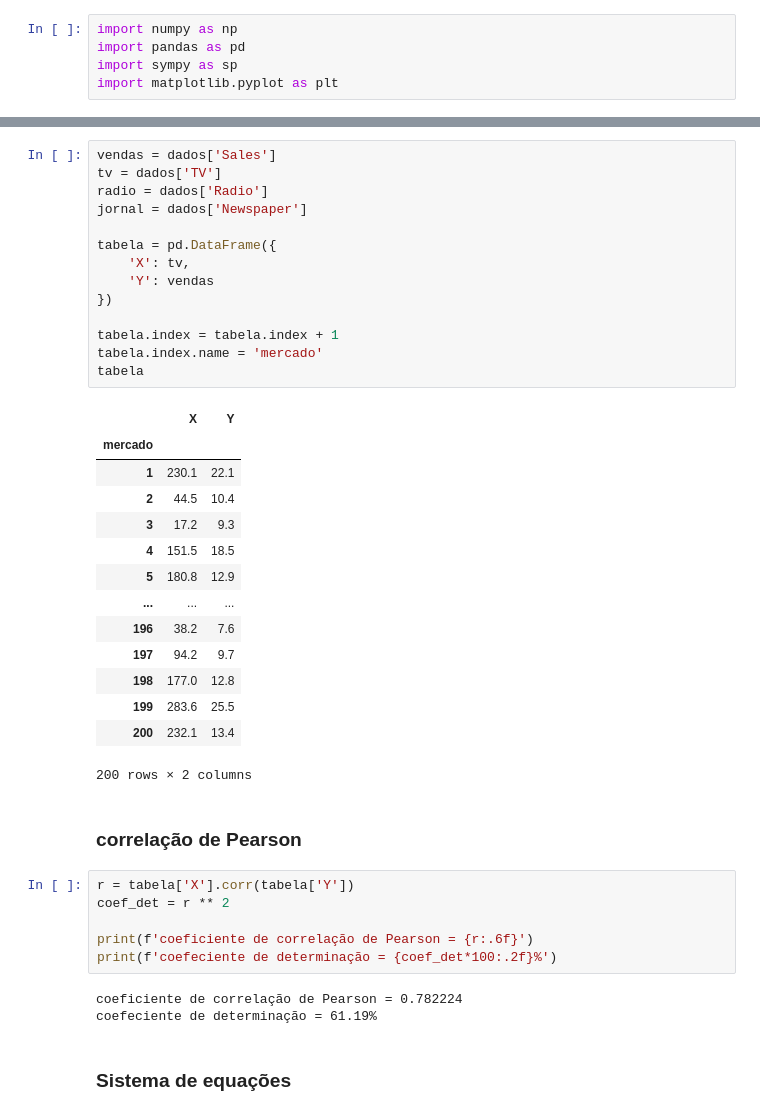
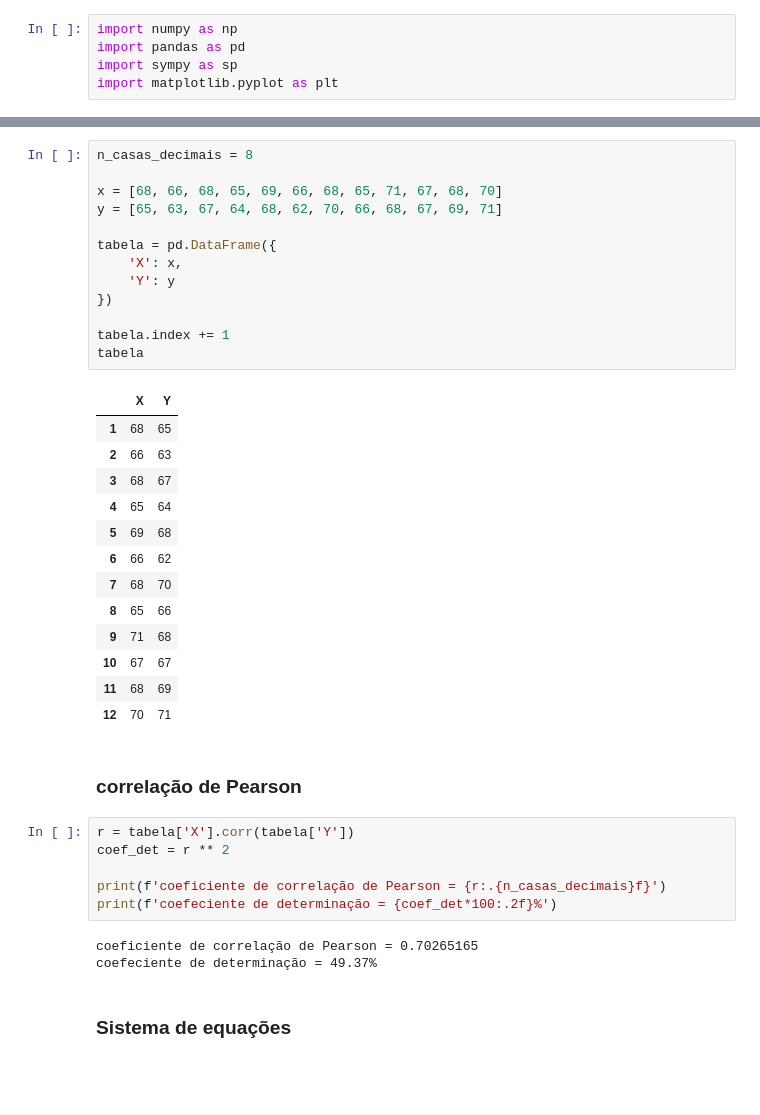
Before and after one commit to Saka30/numerical_methods, a Jupyter notebook: least_squares.ipynb, the cells around one changed output, grey strips where cells are left out. Cells and saved outputs as stored; diff of their text form; blank space fills up the shorter version.

```diff
--- a/least_squares.ipynb
+++ b/least_squares.ipynb
@@ -28,43 +10,41 @@ dados.head(10)
-# %%
-vendas = dados['Sales']
-tv = dados['TV']
-radio = dados['Radio']
-jornal = dados['Newspaper']
-
-tabela = pd.DataFrame({
-    'X': tv,
-    'Y': vendas
-})
-
-tabela.index = tabela.index + 1
-tabela.index.name = 'mercado'
-tabela
-# %% [output]
-|  | X | Y |
-| mercado |  |  |
-| 1 | 230.1 | 22.1 |
-| 2 | 44.5 | 10.4 |
-| 3 | 17.2 | 9.3 |
-| 4 | 151.5 | 18.5 |
-| 5 | 180.8 | 12.9 |
-| ... | ... | ... |
-| 196 | 38.2 | 7.6 |
-| 197 | 94.2 | 9.7 |
-| 198 | 177.0 | 12.8 |
-| 199 | 283.6 | 25.5 |
-| 200 | 232.1 | 13.4 |
-200 rows × 2 columns
+# %%
+n_casas_decimais = 8
+
+x = [68, 66, 68, 65, 69, 66, 68, 65, 71, 67, 68, 70]
+y = [65, 63, 67, 64, 68, 62, 70, 66, 68, 67, 69, 71]
+
+tabela = pd.DataFrame({
+    'X': x,
+    'Y': y
+})
+
+tabela.index += 1
+tabela
+# %% [output]
+|  | X | Y |
+| 1 | 68 | 65 |
+| 2 | 66 | 63 |
+| 3 | 68 | 67 |
+| 4 | 65 | 64 |
+| 5 | 69 | 68 |
+| 6 | 66 | 62 |
+| 7 | 68 | 70 |
+| 8 | 65 | 66 |
+| 9 | 71 | 68 |
+| 10 | 67 | 67 |
+| 11 | 68 | 69 |
+| 12 | 70 | 71 |
 # %% [markdown]
 ### **correlação de Pearson**
 # %%
 r = tabela['X'].corr(tabela['Y'])
 coef_det = r ** 2
 
-print(f'coeficiente de correlação de Pearson = {r:.6f}')
+print(f'coeficiente de correlação de Pearson = {r:.{n_casas_decimais}f}')
 print(f'coefeciente de determinação = {coef_det*100:.2f}%')
 # %% [output]
-coeficiente de correlação de Pearson = 0.782224
-coefeciente de determinação = 61.19%
+coeficiente de correlação de Pearson = 0.70265165
+coefeciente de determinação = 49.37%
 # %% [markdown]
 ### **Sistema de equações**
 # %%
```
Also changed, not shown: parts of 9 cells of this notebook, 1 other file.
